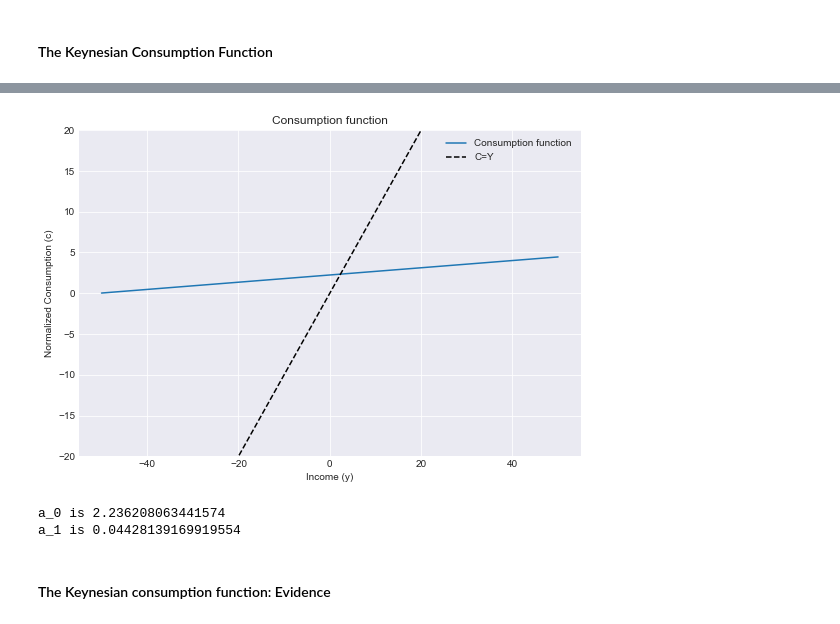
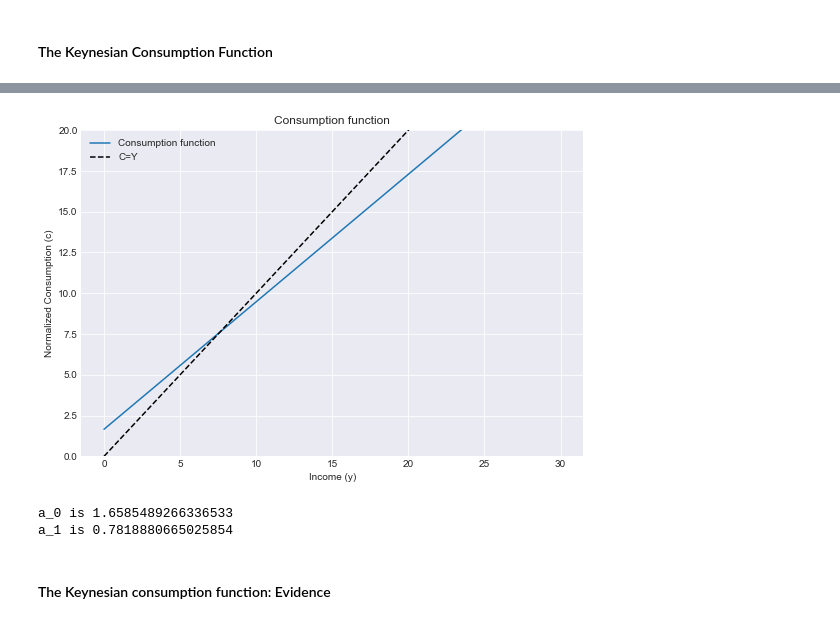
Before and after one commit to llorracc/Jupyter, a Jupyter notebook: notebooks/KeynesFriedmanModigliani.ipynb, the cells around one changed output, grey strips where cells are left out. Saved outputs shown, nothing was run; the diff lists cells and outputs as text; code cells hidden in the pictures.

```diff
--- a/notebooks/KeynesFriedmanModigliani.ipynb
+++ b/notebooks/KeynesFriedmanModigliani.ipynb
@@ -61,25 +106,27 @@ for $a_0 > 0, a_1 < 1$
 # %%
 # Plot cFunc(Y)=Y against the Keynesian consumption function
 # Deaton-Friedman consumption function is a special case of perfect foresight model
 PFexample = PerfForesightConsumerType(**Params.init_perfect_foresight) # set up a consumer type and use default parameteres
 PFexample.cycles = 0 # Make this type have an infinite horizon
+PFexample.DiscFac = 0.05
+PFexample.PermGroFac = [0.7]
 
 PFexample.solve() # solve the consumer's problem
 PFexample.unpackcFunc() # unpack the consumption function
 
 # Plot the perfect foresight consumption function
-income_PF = np.linspace(-50, 50, 20) # pick some income points
+income_PF = np.linspace(0, 30, 20) # pick some income points
 plt.figure(figsize=(9,6))
 plt.plot(income_PF, PFexample.solution[0].cFunc(income_PF), label = 'Consumption function') #plot income versus the consumption
 plt.plot(income_PF, income_PF, 'k--', label = 'C=Y')
 plt.title('Consumption function')
 plt.xlabel('Income (y)')
 plt.ylabel('Normalized Consumption (c)')
-plt.ylim(-20, 20)
+plt.ylim(0, 20)
 plt.legend()
 plt.show()
 # %% [output]
-[figure, old version]
+[figure, new version]
 # %%
 # This looks like the first of the three equations, consumption as a linear function of income!
 # This means that even in a microfounded model (that HARK provides), the consumption function can match Keynes reduced form
@@ -92,8 +139,8 @@ a_1 = PFexample.solution[0].cFunc(1) - PFexample.solution[0].cFunc(0) # We could
 print('a_0 is ' + str(a_0))
 print('a_1 is ' +  str(a_1))
 # %% [output]
-a_0 is 2.236208063441574
-a_1 is 0.04428139169919554
+a_0 is 1.6585489266336533
+a_1 is 0.7818880665025854
 # %% [markdown]
 #### The Keynesian consumption function: Evidence
 # %% [markdown]
```
Also changed, not shown: parts of 7 cells of this notebook, 3 other files.
